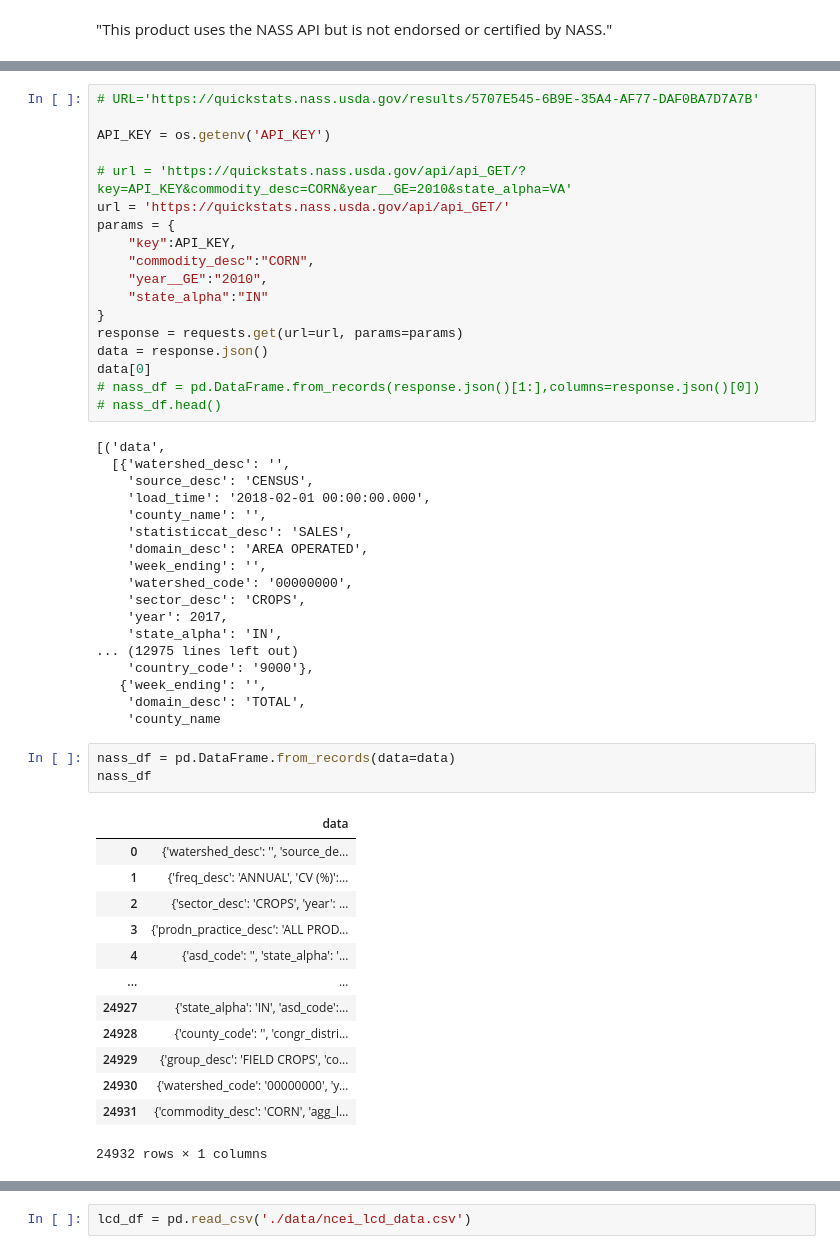
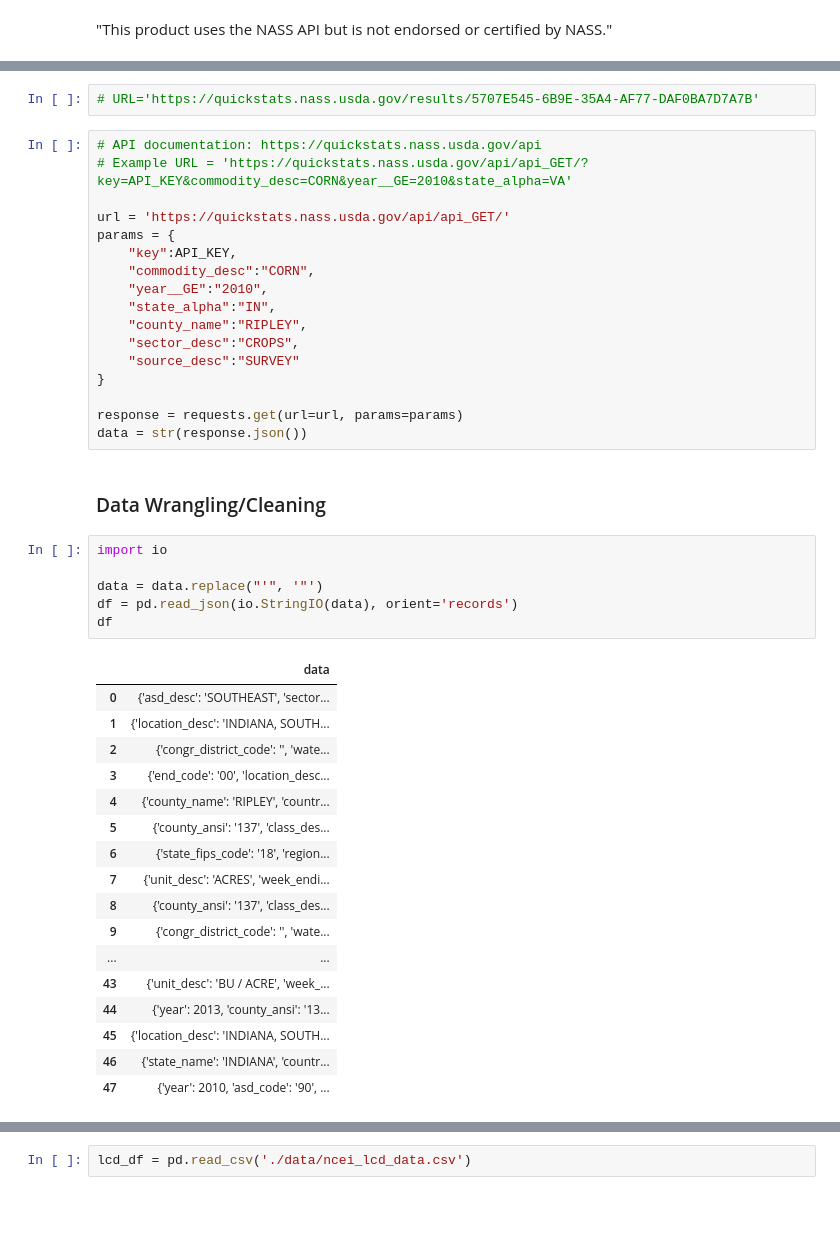
Before and after one commit to IT4063C-Fall23/final-project-kellej6, a Jupyter notebook: source.ipynb, the cells around one changed output, grey strips where cells are left out. Drawn from its saved outputs; the diff is of its cells as text; blank space fills up the shorter version.

```diff
--- a/source.ipynb
+++ b/source.ipynb
@@ -66,53 +71,45 @@ pd.set_option('display.max_rows', 500)
+# %%
+# URL='https://quickstats.nass.usda.gov/results/5707E545-6B9E-35A4-AF77-DAF0BA7D7A7B'
 # %%
-# URL='https://quickstats.nass.usda.gov/results/5707E545-6B9E-35A4-AF77-DAF0BA7D7A7B'
+# API documentation: https://quickstats.nass.usda.gov/api
+# Example URL = 'https://quickstats.nass.usda.gov/api/api_GET/?key=API_KEY&commodity_desc=CORN&year__GE=2010&state_alpha=VA'
 
-API_KEY = os.getenv('API_KEY')
-
-# url = 'https://quickstats.nass.usda.gov/api/api_GET/?key=API_KEY&commodity_desc=CORN&year__GE=2010&state_alpha=VA'
 url = 'https://quickstats.nass.usda.gov/api/api_GET/'
 params = {
     "key":API_KEY,
     "commodity_desc":"CORN",
     "year__GE":"2010",
-    "state_alpha":"IN"
+    "state_alpha":"IN",
+    "county_name":"RIPLEY",
+    "sector_desc":"CROPS",
+    "source_desc":"SURVEY"
 }
+
 response = requests.get(url=url, params=params)
-data = response.json()
-data[0]
-# nass_df = pd.DataFrame.from_records(response.json()[1:],columns=response.json()[0])
-# nass_df.head()
+data = str(response.json())
-# %% [output]
-[('data',
-  [{'watershed_desc': '',
-    'source_desc': 'CENSUS',
-    'load_time': '2018-02-01 00:00:00.000',
-    'county_name': '',
-    'statisticcat_desc': 'SALES',
-    'domain_desc': 'AREA OPERATED',
-    'week_ending': '',
-    'watershed_code': '00000000',
-    'sector_desc': 'CROPS',
-    'year': 2017,
-    'state_alpha': 'IN',
-... (12975 lines left out)
-    'country_code': '9000'},
-   {'week_ending': '',
-    'domain_desc': 'TOTAL',
-    'county_name
-# %%
-nass_df = pd.DataFrame.from_records(data=data)
-nass_df
-# %% [output]
-|  | data |
-| 0 | {'watershed_desc': '', 'source_de... |
-| 1 | {'freq_desc': 'ANNUAL', 'CV (%)':... |
-| 2 | {'sector_desc': 'CROPS', 'year': ... |
-| 3 | {'prodn_practice_desc': 'ALL PROD... |
-| 4 | {'asd_code': '', 'state_alpha': '... |
-| ... | ... |
-| 24927 | {'state_alpha': 'IN', 'asd_code':... |
-| 24928 | {'county_code': '', 'congr_distri... |
-| 24929 | {'group_desc': 'FIELD CROPS', 'co... |
-| 24930 | {'watershed_code': '00000000', 'y... |
-| 24931 | {'commodity_desc': 'CORN', 'agg_l... |
-24932 rows × 1 columns
+# %% [markdown]
+### Data Wrangling/Cleaning
+# %%
+import io
+
+data = data.replace("'", '"')
+df = pd.read_json(io.StringIO(data), orient='records')
+df
+# %% [output]
+|  | data |
+| 0 | {'asd_desc': 'SOUTHEAST', 'sector... |
+| 1 | {'location_desc': 'INDIANA, SOUTH... |
+| 2 | {'congr_district_code': '', 'wate... |
+| 3 | {'end_code': '00', 'location_desc... |
+| 4 | {'county_name': 'RIPLEY', 'countr... |
+| 5 | {'county_ansi': '137', 'class_des... |
+| 6 | {'state_fips_code': '18', 'region... |
+| 7 | {'unit_desc': 'ACRES', 'week_endi... |
+| 8 | {'county_ansi': '137', 'class_des... |
+| 9 | {'congr_district_code': '', 'wate... |
+| ... | ... |
+| 43 | {'unit_desc': 'BU / ACRE', 'week_... |
+| 44 | {'year': 2013, 'county_ansi': '13... |
+| 45 | {'location_desc': 'INDIANA, SOUTH... |
+| 46 | {'state_name': 'INDIANA', 'countr... |
+| 47 | {'year': 2010, 'asd_code': '90', ... |
```
Also changed, not shown: parts of 10 cells of this notebook, 2 other files.
